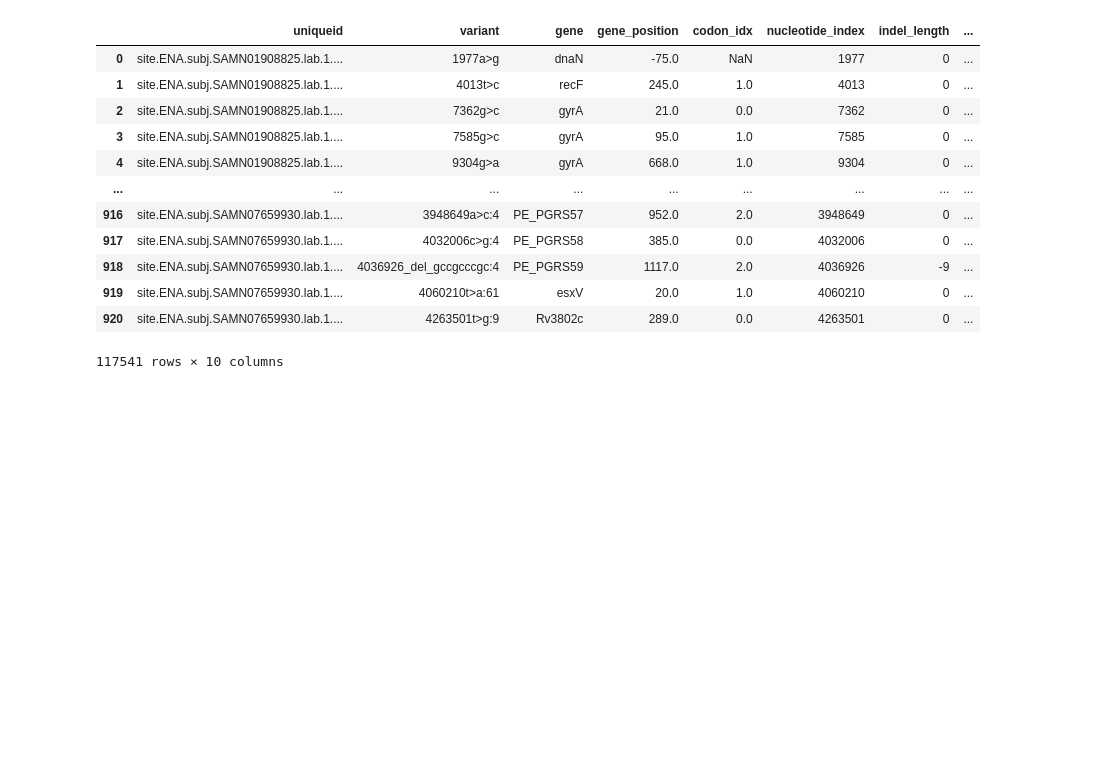
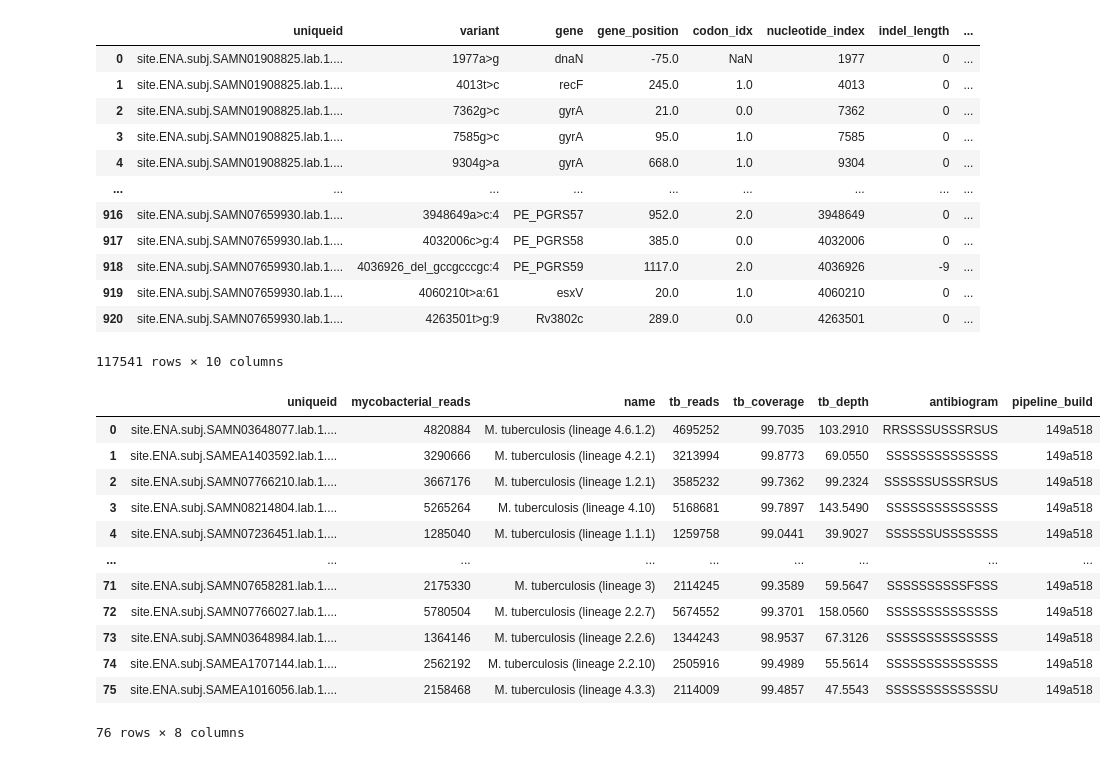
Before and after one commit to fowler-lab/pathogena-analysis-tools, a Jupyter notebook: parse.ipynb, the cells around one changed output. Saved outputs shown, nothing was run; the diff lists cells and outputs as text; code cells hidden in the pictures; blank space fills up the shorter version.

```diff
--- a/parse.ipynb
+++ b/parse.ipynb
@@ -118,3 +118,55 @@ variants
 | 919 | site.ENA.subj.SAMN07659930.lab.1.... | 4060210t>a:61 | esxV | 20.0 | 1.0 | 4060210 | 0 | ... |
 | 920 | site.ENA.subj.SAMN07659930.lab.1.... | 4263501t>g:9 | Rv3802c | 289.0 | 0.0 | 4263501 | 0 | ... |
 117541 rows × 10 columns
+# %%
+path = pathlib.Path('data/')
+
+tables['main_report'] = []
+
+for folder in ['main_report']:
+
+    for i in tqdm((path / folder).glob('*.json')):
+
+        uid = i.stem.split("."+folder)[0]
+        master_table.at[uid, 'has_'+folder] = True
+
+        row = [uid]
+        f = open(i)
+        data = json.load(f)
+
+        if data["Pipeline Outcome"] != "Sufficient reads mapped to M. tuberculosis (H37Rv v3) for genome assembly, resistance prediction and relatedness assessment.":
+            continue
+
+        row.append(data['Organism Identification']['Mycobacterium Reads'])
+        row.append(data['Mycobacterium Results']['Summary'][0]['Name'])
+        row.append(data['Mycobacterium Results']['Summary'][0]['Num Reads'])
+        row.append(data['Mycobacterium Results']['Summary'][0]['Coverage'])
+        row.append(data['Mycobacterium Results']['Summary'][0]['Depth'])
+
+        antibiogram = ''
+        amr_results = data['Genomes'][0]['Resistance Prediction']["Resistance Prediction Summary"]
+        for j in amr_results:
+            for k in amr_results[j]:
+                antibiogram+=(amr_results[j][k])
+        row.append(antibiogram)
+
+        row.append(data['Metadata']['Pipeline build'])
+
+        tables['main_report'].append(row)
+# %%
+genomes = pandas.DataFrame(tables['main_report'], columns=['uniqueid', 'mycobacterial_reads', 'name', 'tb_reads', 'tb_coverage', 'tb_depth', 'antibiogram', 'pipeline_build'])
+genomes
+# %% [output]
+|  | uniqueid | mycobacterial_reads | name | tb_reads | tb_coverage | tb_depth | antibiogram | pipeline_build |
+| 0 | site.ENA.subj.SAMN03648077.lab.1.... | 4820884 | M. tuberculosis (lineage 4.6.1.2) | 4695252 | 99.7035 | 103.2910 | RRSSSSUSSSRSUS | 149a518 |
+| 1 | site.ENA.subj.SAMEA1403592.lab.1.... | 3290666 | M. tuberculosis (lineage 4.2.1) | 3213994 | 99.8773 | 69.0550 | SSSSSSSSSSSSSS | 149a518 |
+| 2 | site.ENA.subj.SAMN07766210.lab.1.... | 3667176 | M. tuberculosis (lineage 1.2.1) | 3585232 | 99.7362 | 99.2324 | SSSSSSUSSSRSUS | 149a518 |
+| 3 | site.ENA.subj.SAMN08214804.lab.1.... | 5265264 | M. tuberculosis (lineage 4.10) | 5168681 | 99.7897 | 143.5490 | SSSSSSSSSSSSSS | 149a518 |
+| 4 | site.ENA.subj.SAMN07236451.lab.1.... | 1285040 | M. tuberculosis (lineage 1.1.1) | 1259758 | 99.0441 | 39.9027 | SSSSSSUSSSSSSS | 149a518 |
+| ... | ... | ... | ... | ... | ... | ... | ... | ... |
+| 71 | site.ENA.subj.SAMN07658281.lab.1.... | 2175330 | M. tuberculosis (lineage 3) | 2114245 | 99.3589 | 59.5647 | SSSSSSSSSSFSSS | 149a518 |
+| 72 | site.ENA.subj.SAMN07766027.lab.1.... | 5780504 | M. tuberculosis (lineage 2.2.7) | 5674552 | 99.3701 | 158.0560 | SSSSSSSSSSSSSS | 149a518 |
+| 73 | site.ENA.subj.SAMN03648984.lab.1.... | 1364146 | M. tuberculosis (lineage 2.2.6) | 1344243 | 98.9537 | 67.3126 | SSSSSSSSSSSSSS | 149a518 |
+| 74 | site.ENA.subj.SAMEA1707144.lab.1.... | 2562192 | M. tuberculosis (lineage 2.2.10) | 2505916 | 99.4989 | 55.5614 | SSSSSSSSSSSSSS | 149a518 |
+| 75 | site.ENA.subj.SAMEA1016056.lab.1.... | 2158468 | M. tuberculosis (lineage 4.3.3) | 2114009 | 99.4857 | 47.5543 | SSSSSSSSSSSSSU | 149a518 |
+76 rows × 8 columns
```
Also changed, not shown: parts of 4 cells of this notebook, 5 other files.
